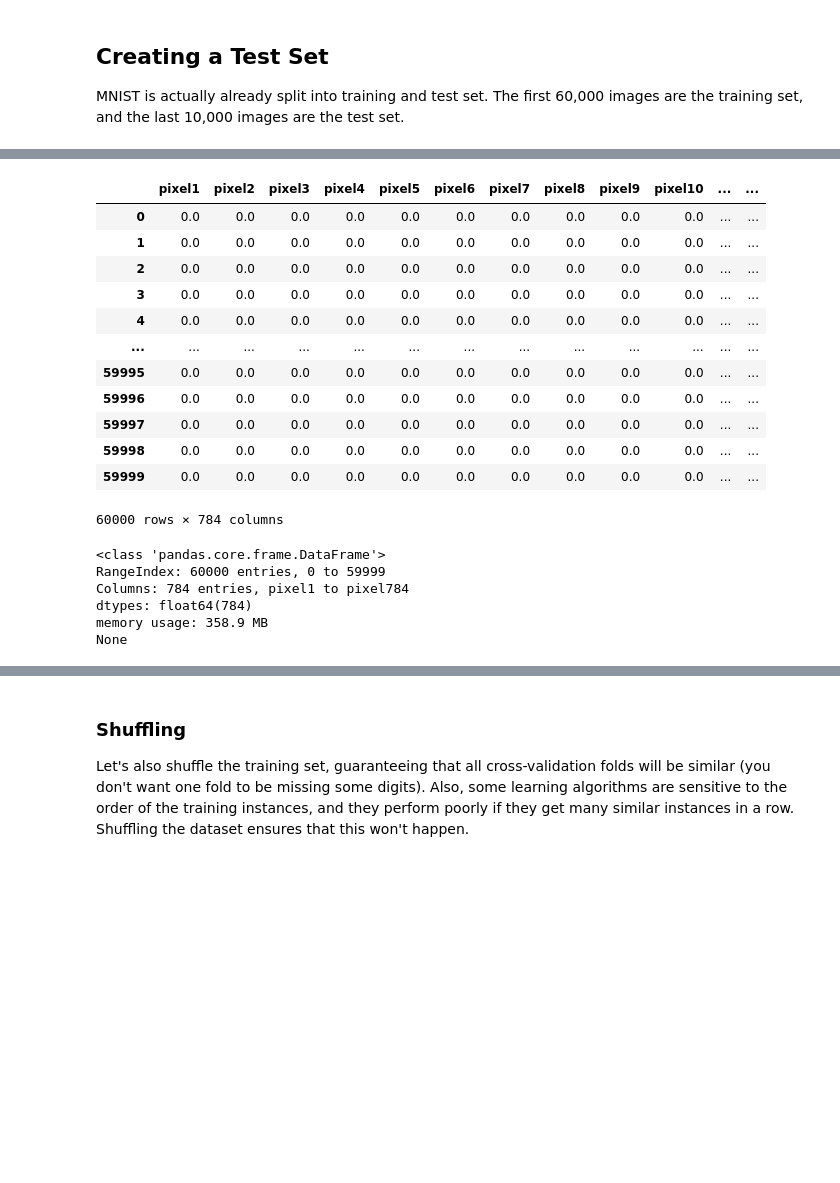
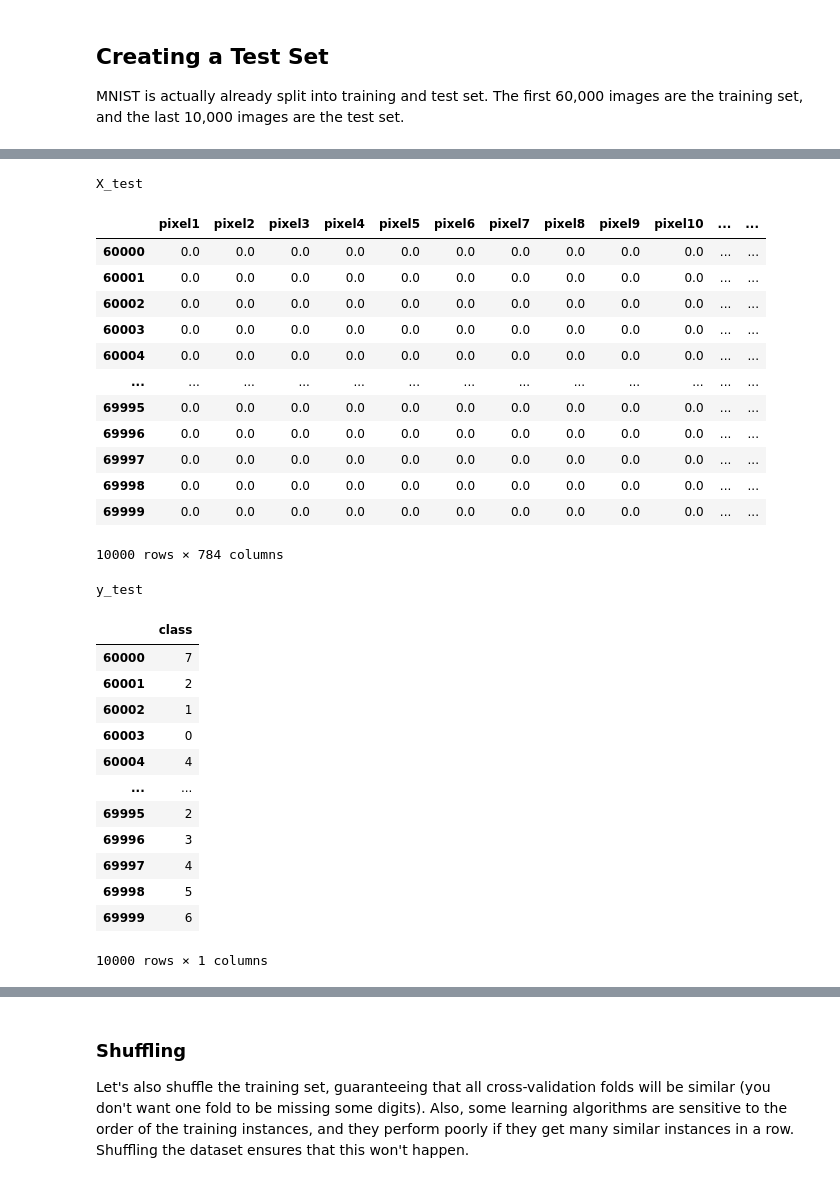
Before and after one commit to sminerport/notebooks, a Jupyter notebook: Hands-On-Machine-Learning/chapter-3-classification.ipynb, the cells around one changed output, grey strips where cells are left out. Drawn from its saved outputs; the diff is of its cells as text; code cells hidden in the pictures; blank space fills up the shorter version.

```diff
--- a/Hands-On-Machine-Learning/chapter-3-classification.ipynb
+++ b/Hands-On-Machine-Learning/chapter-3-classification.ipynb
@@ -81 +123,37 @@ MNIST is actually already split into training and test set. The first 60,000 ima
+# %%
+X_test, y_test = X[60000:], y[60000:]
+
+print(f'X_test')
+display(X_test)
+print(f'y_test')
+display(y_test.to_frame())
+# %% [output]
+X_test
+|  | pixel1 | pixel2 | pixel3 | pixel4 | pixel5 | pixel6 | pixel7 | pixel8 | pixel9 | pixel10 | ... | ... |
+| 60000 | 0.0 | 0.0 | 0.0 | 0.0 | 0.0 | 0.0 | 0.0 | 0.0 | 0.0 | 0.0 | ... | ... |
+| 60001 | 0.0 | 0.0 | 0.0 | 0.0 | 0.0 | 0.0 | 0.0 | 0.0 | 0.0 | 0.0 | ... | ... |
+| 60002 | 0.0 | 0.0 | 0.0 | 0.0 | 0.0 | 0.0 | 0.0 | 0.0 | 0.0 | 0.0 | ... | ... |
+| 60003 | 0.0 | 0.0 | 0.0 | 0.0 | 0.0 | 0.0 | 0.0 | 0.0 | 0.0 | 0.0 | ... | ... |
+| 60004 | 0.0 | 0.0 | 0.0 | 0.0 | 0.0 | 0.0 | 0.0 | 0.0 | 0.0 | 0.0 | ... | ... |
+| ... | ... | ... | ... | ... | ... | ... | ... | ... | ... | ... | ... | ... |
+| 69995 | 0.0 | 0.0 | 0.0 | 0.0 | 0.0 | 0.0 | 0.0 | 0.0 | 0.0 | 0.0 | ... | ... |
+| 69996 | 0.0 | 0.0 | 0.0 | 0.0 | 0.0 | 0.0 | 0.0 | 0.0 | 0.0 | 0.0 | ... | ... |
+| 69997 | 0.0 | 0.0 | 0.0 | 0.0 | 0.0 | 0.0 | 0.0 | 0.0 | 0.0 | 0.0 | ... | ... |
+| 69998 | 0.0 | 0.0 | 0.0 | 0.0 | 0.0 | 0.0 | 0.0 | 0.0 | 0.0 | 0.0 | ... | ... |
+| 69999 | 0.0 | 0.0 | 0.0 | 0.0 | 0.0 | 0.0 | 0.0 | 0.0 | 0.0 | 0.0 | ... | ... |
+10000 rows × 784 columns
+y_test
+|  | class |
+| 60000 | 7 |
+| 60001 | 2 |
+| 60002 | 1 |
+| 60003 | 0 |
+| 60004 | 4 |
+| ... | ... |
+| 69995 | 2 |
+| 69996 | 3 |
+| 69997 | 4 |
+| 69998 | 5 |
+| 69999 | 6 |
+10000 rows × 1 columns
 # %%
@@ -83,27 +160,2 @@ X_train, X_test, y_train, y_test = X[:60000], X[60000:], y[:60000], y[60000:]
 y_train = y_train.astype(int)
 y_test = y_test.astype(int)
-# %%
-X_train
-# %% [output]
-|  | pixel1 | pixel2 | pixel3 | pixel4 | pixel5 | pixel6 | pixel7 | pixel8 | pixel9 | pixel10 | ... | ... |
-| 0 | 0.0 | 0.0 | 0.0 | 0.0 | 0.0 | 0.0 | 0.0 | 0.0 | 0.0 | 0.0 | ... | ... |
-| 1 | 0.0 | 0.0 | 0.0 | 0.0 | 0.0 | 0.0 | 0.0 | 0.0 | 0.0 | 0.0 | ... | ... |
-| 2 | 0.0 | 0.0 | 0.0 | 0.0 | 0.0 | 0.0 | 0.0 | 0.0 | 0.0 | 0.0 | ... | ... |
-| 3 | 0.0 | 0.0 | 0.0 | 0.0 | 0.0 | 0.0 | 0.0 | 0.0 | 0.0 | 0.0 | ... | ... |
-| 4 | 0.0 | 0.0 | 0.0 | 0.0 | 0.0 | 0.0 | 0.0 | 0.0 | 0.0 | 0.0 | ... | ... |
-| ... | ... | ... | ... | ... | ... | ... | ... | ... | ... | ... | ... | ... |
-| 59995 | 0.0 | 0.0 | 0.0 | 0.0 | 0.0 | 0.0 | 0.0 | 0.0 | 0.0 | 0.0 | ... | ... |
-| 59996 | 0.0 | 0.0 | 0.0 | 0.0 | 0.0 | 0.0 | 0.0 | 0.0 | 0.0 | 0.0 | ... | ... |
-| 59997 | 0.0 | 0.0 | 0.0 | 0.0 | 0.0 | 0.0 | 0.0 | 0.0 | 0.0 | 0.0 | ... | ... |
-| 59998 | 0.0 | 0.0 | 0.0 | 0.0 | 0.0 | 0.0 | 0.0 | 0.0 | 0.0 | 0.0 | ... | ... |
-| 59999 | 0.0 | 0.0 | 0.0 | 0.0 | 0.0 | 0.0 | 0.0 | 0.0 | 0.0 | 0.0 | ... | ... |
-60000 rows × 784 columns
-# %%
-print(X_train.info())
-# %% [output]
-<class 'pandas.core.frame.DataFrame'>
-RangeIndex: 60000 entries, 0 to 59999
-Columns: 784 entries, pixel1 to pixel784
-dtypes: float64(784)
-memory usage: 358.9 MB
-None
```
Also changed, not shown: parts of 52 cells of this notebook.
